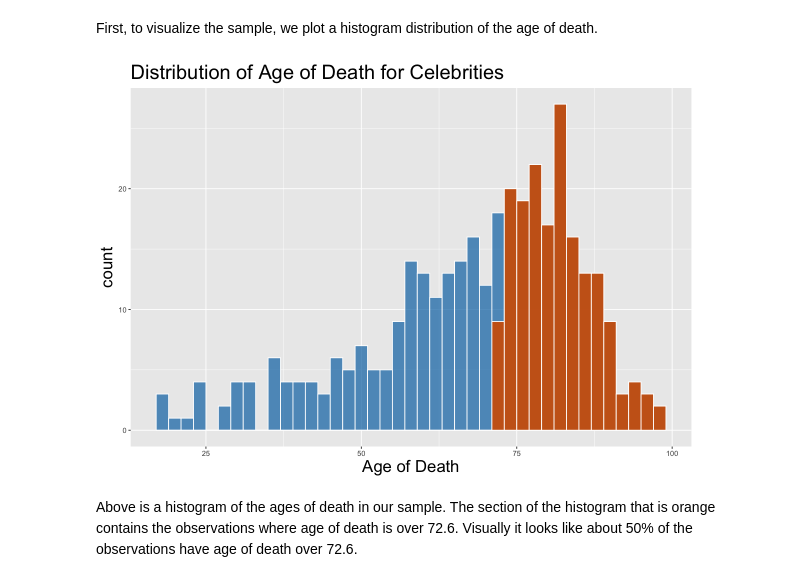
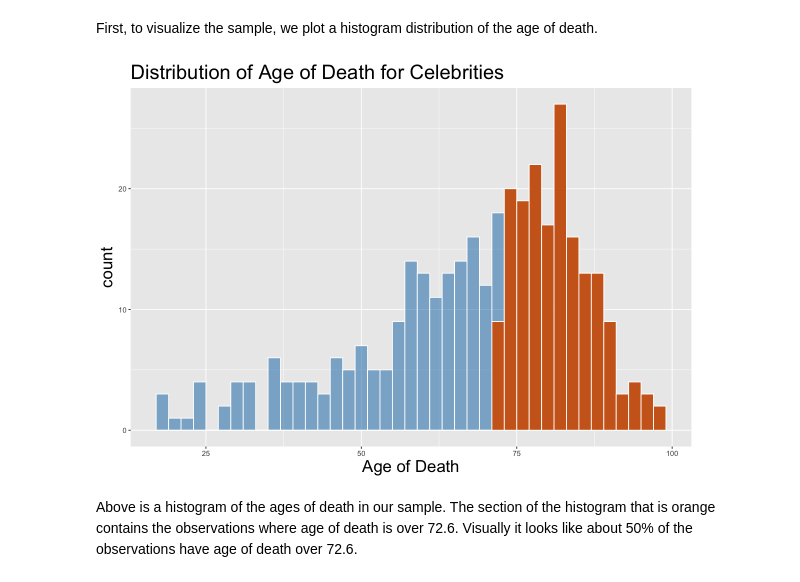
Before and after one commit to jjadeb/STAT334-Project, a Jupyter notebook: STAT344 Group Project-Copy1.ipynb, the cells around one changed output. Cells and saved outputs as stored; diff of their text form; code cells hidden in the pictures.

Commit message:
Minor colour scheme change for emphasis

```diff
--- a/STAT344 Group Project-Copy1.ipynb
+++ b/STAT344 Group Project-Copy1.ipynb
@@ -337,16 +337,16 @@ First, to visualize the sample, we plot a histogram distribution of the age of d
 # %%
 options(repr.plot.width=10, repr.plot.height=7)
 
 plot_prop_srs <- ggplot(age_srs, aes(x = Age.of.death)) +
-    geom_histogram(binwidth = 2, position = "identity", colour = "#FFFFFF", fill = "#0072B2", alpha = 0.7) +
+    geom_histogram(binwidth = 2, position = "identity", colour = "#FFFFFF", fill = "#0072B2", alpha = 0.5) +
     geom_histogram(data=subset(age_srs,age_srs$Age.of.death>72.6),binwidth=2, colour = "#FFFFFF", fill = "#D55E00", alpha = 0.9) +
     xlab("Age of Death") +
     ggtitle("Distribution of Age of Death for Celebrities") +
     theme(axis.title = element_text(size = 20)) +
     theme(plot.title = element_text(size = 24))
 plot_prop_srs
 # %% [output]
-[figure, old version]
+[figure, new version]
 # %% [markdown]
 Above is a histogram of the ages of death in our sample. The section of the histogram that is orange contains the observations where age of death is over 72.6. Visually it looks like about 50% of the observations have age of death over 72.6.
 # %% [markdown]
```
